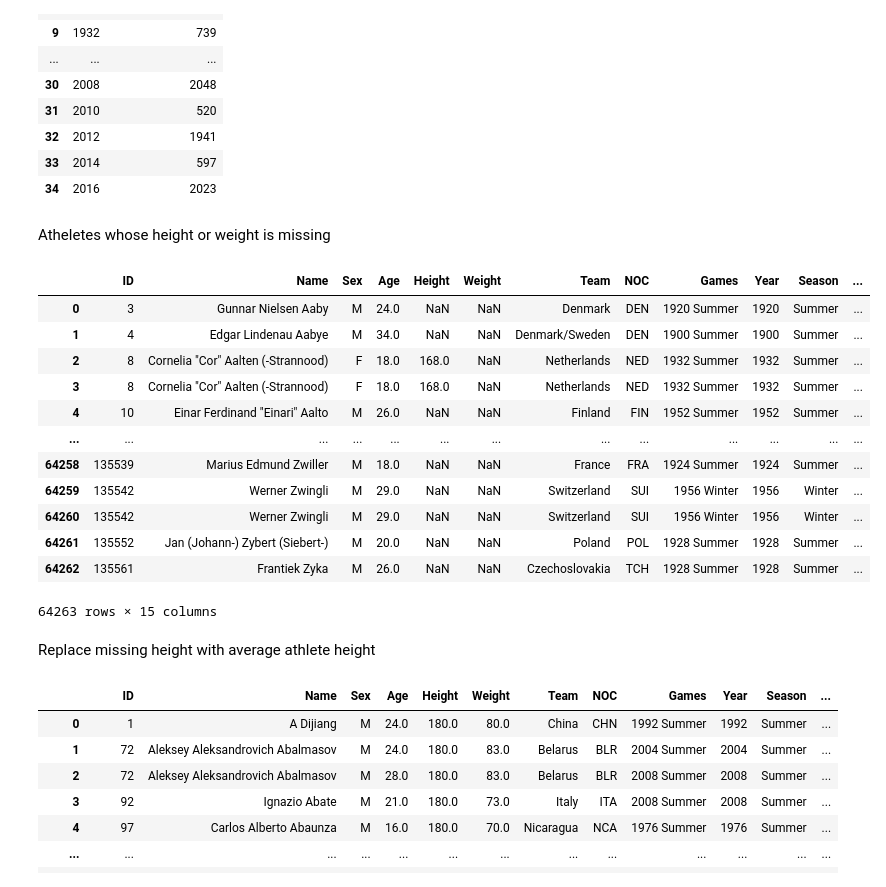
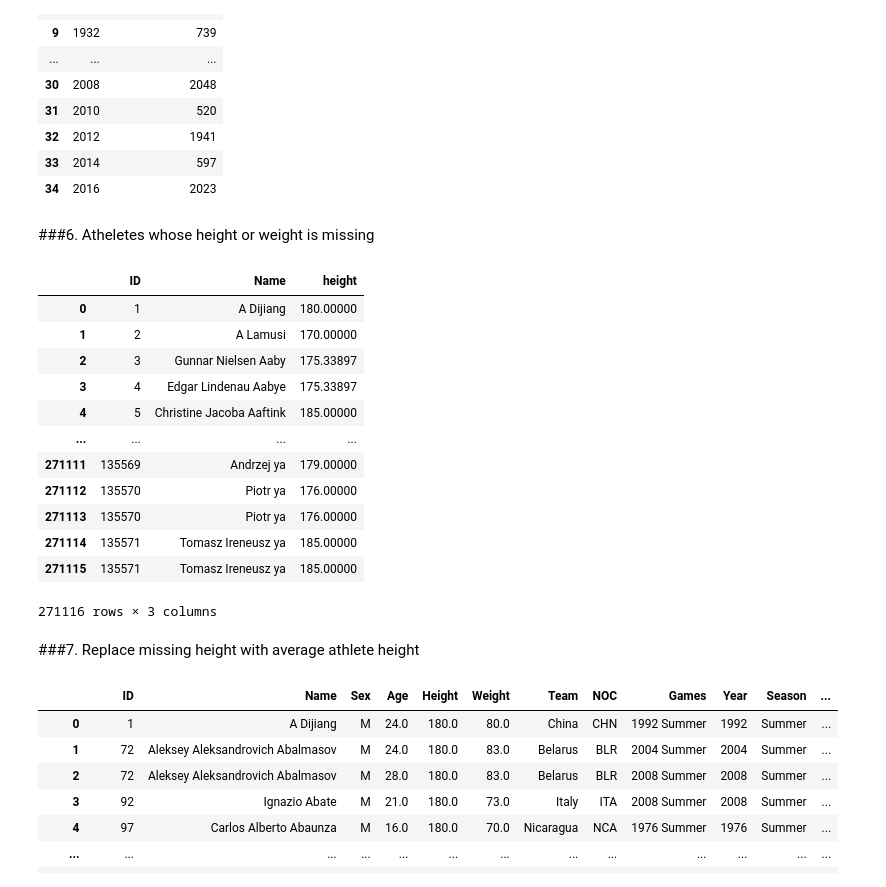
Before and after one commit to kiundi/kamilimu_assignments, a Jupyter notebook: sql/assignment.ipynb, the cells around one changed output. Cells and saved outputs as stored; diff of their text form; code cells hidden in the pictures.

```diff
--- a/sql/assignment.ipynb
+++ b/sql/assignment.ipynb
@@ -131,31 +134,30 @@ pd.read_sql(
 | 33 | 2014 | 597 |
 | 34 | 2016 | 2023 |
 # %% [markdown]
-Atheletes whose height or weight is missing
+###6. Atheletes whose height or weight is missing
 # %%
 pd.read_sql(
     """
-    SELECT *
+    SELECT id, Name, COALESCE(height, (SELECT AVG(height) FROM athletes_table)) AS height
     FROM athletes_table
-    WHERE height IS NULL or weight IS NULL
     """, conn
 )
 # %% [output]
-|  | ID | Name | Sex | Age | Height | Weight | Team | NOC | Games | Year | Season | ... |
-| 0 | 3 | Gunnar Nielsen Aaby | M | 24.0 | NaN | NaN | Denmark | DEN | 1920 Summer | 1920 | Summer | ... |
-| 1 | 4 | Edgar Lindenau Aabye | M | 34.0 | NaN | NaN | Denmark/Sweden | DEN | 1900 Summer | 1900 | Summer | ... |
-| 2 | 8 | Cornelia "Cor" Aalten (-Strannood) | F | 18.0 | 168.0 | NaN | Netherlands | NED | 1932 Summer | 1932 | Summer | ... |
-| 3 | 8 | Cornelia "Cor" Aalten (-Strannood) | F | 18.0 | 168.0 | NaN | Netherlands | NED | 1932 Summer | 1932 | Summer | ... |
-| 4 | 10 | Einar Ferdinand "Einari" Aalto | M | 26.0 | NaN | NaN | Finland | FIN | 1952 Summer | 1952 | Summer | ... |
-| ... | ... | ... | ... | ... | ... | ... | ... | ... | ... | ... | ... | ... |
-| 64258 | 135539 | Marius Edmund Zwiller | M | 18.0 | NaN | NaN | France | FRA | 1924 Summer | 1924 | Summer | ... |
-| 64259 | 135542 | Werner Zwingli | M | 29.0 | NaN | NaN | Switzerland | SUI | 1956 Winter | 1956 | Winter | ... |
-| 64260 | 135542 | Werner Zwingli | M | 29.0 | NaN | NaN | Switzerland | SUI | 1956 Winter | 1956 | Winter | ... |
-| 64261 | 135552 | Jan (Johann-) Zybert (Siebert-) | M | 20.0 | NaN | NaN | Poland | POL | 1928 Summer | 1928 | Summer | ... |
-| 64262 | 135561 | Frantiek Zyka | M | 26.0 | NaN | NaN | Czechoslovakia | TCH | 1928 Summer | 1928 | Summer | ... |
+|  | ID | Name | height |
+| 0 | 1 | A Dijiang | 180.00000 |
+| 1 | 2 | A Lamusi | 170.00000 |
+| 2 | 3 | Gunnar Nielsen Aaby | 175.33897 |
+| 3 | 4 | Edgar Lindenau Aabye | 175.33897 |
+| 4 | 5 | Christine Jacoba Aaftink | 185.00000 |
+| ... | ... | ... | ... |
+| 271111 | 135569 | Andrzej ya | 179.00000 |
+| 271112 | 135570 | Piotr ya | 176.00000 |
+| 271113 | 135570 | Piotr ya | 176.00000 |
+| 271114 | 135571 | Tomasz Ireneusz ya | 185.00000 |
+| 271115 | 135571 | Tomasz Ireneusz ya | 185.00000 |
-64263 rows × 15 columns
+271116 rows × 3 columns
 # %% [markdown]
-Replace missing height with average athlete height
+###7. Replace missing height with average athlete height
 # %%
 pd.read_sql(
     """
```
Also changed, not shown: parts of 14 cells of this notebook.
